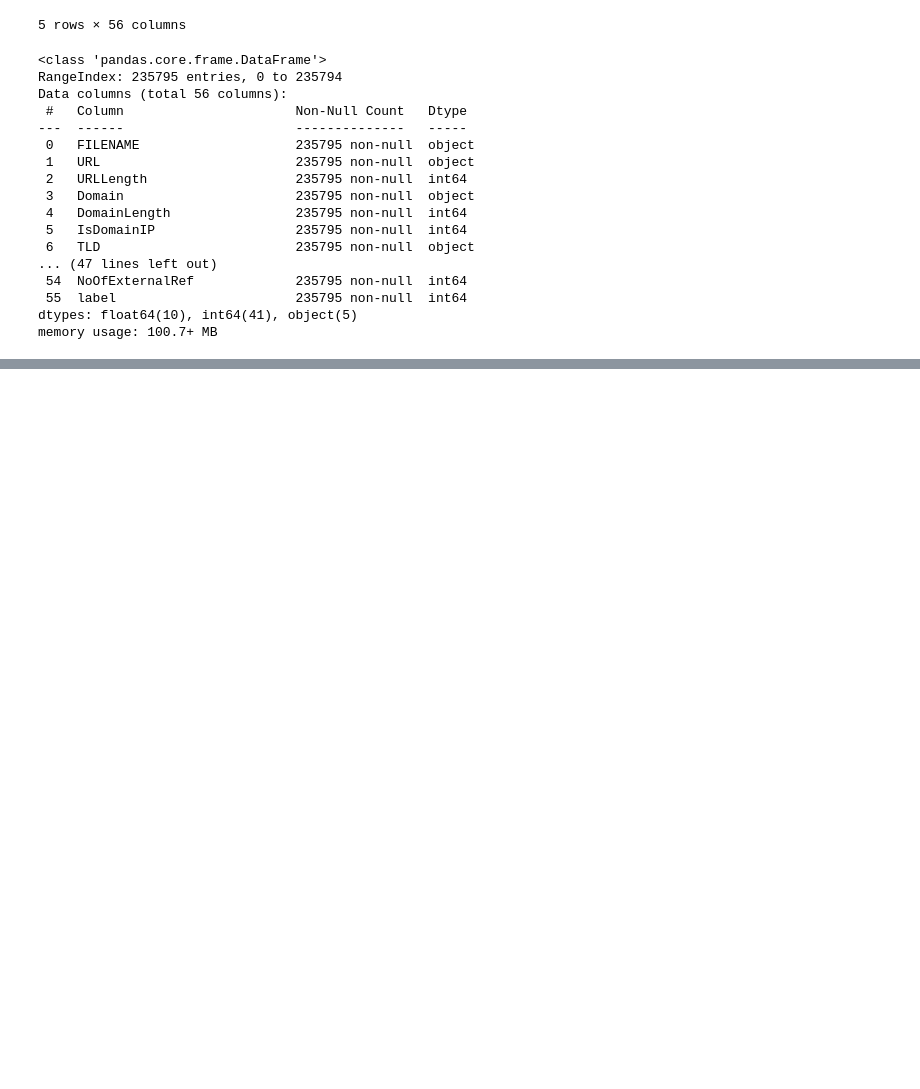
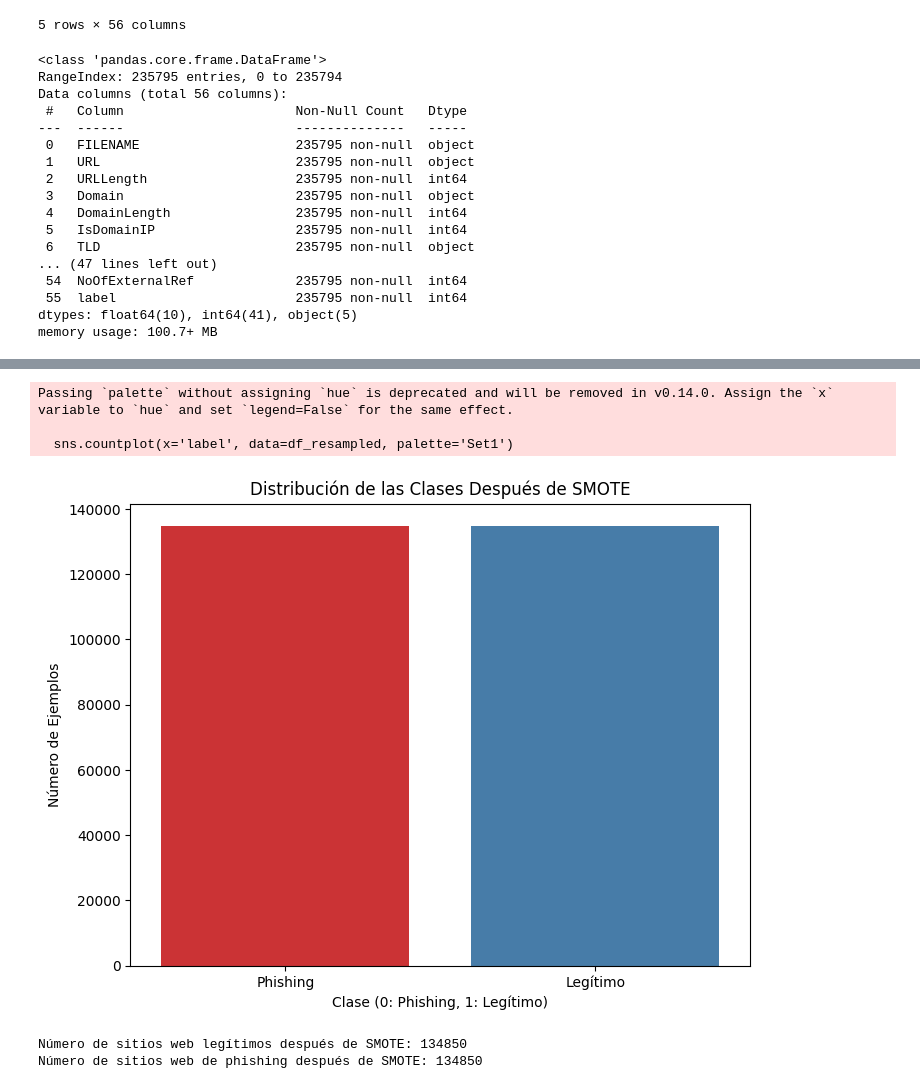
Before and after one commit to SpecTr03/CRISP-DM-Project, a Jupyter notebook: analysis.ipynb, the cells around one changed output, grey strips where cells are left out. Cells and saved outputs as stored; diff of their text form; code cells hidden in the pictures; blank space fills up the shorter version.

```diff
--- a/analysis.ipynb
+++ b/analysis.ipynb
@@ -106,0 +192,31 @@ df.head()
+# %%
+# Aplicamos SMOTE para balancear las clases
+X = df.drop('label', axis=1)
+y = df['label']
+smote = SMOTE(random_state=42)
+X_resampled, y_resampled = smote.fit_resample(X, y)
+# Convertimos el resultado a un DataFrame
+df_resampled = pd.DataFrame(X_resampled, columns=X.columns)
+df_resampled['label'] = y_resampled
+# Comprobamos la distribución de las clases después de aplicar SMOTE
+plt.figure(figsize=(8, 6))
+sns.countplot(x='label', data=df_resampled, palette='Set1')
+plt.title('Distribución de las Clases Después de SMOTE')
+plt.xlabel('Clase (0: Phishing, 1: Legítimo)')
+plt.ylabel('Número de Ejemplos')
+plt.xticks([0, 1], ['Phishing', 'Legítimo'])
+plt.show()
+# %% [output]
+Passing `palette` without assigning `hue` is deprecated and will be removed in v0.14.0. Assign the `x` variable to `hue` and set `legend=False` for the same effect.
+
+  sns.countplot(x='label', data=df_resampled, palette='Set1')
+[figure, added]
+# %%
+# Conteo de los sitios web legítimos y de phishing después de SMOTE
+legit_count_resampled = df_resampled[df_resampled['label'] == 1].shape[0]
+phishing_count_resampled = df_resampled[df_resampled['label'] == 0].shape[0]
+print(f"Número de sitios web legítimos después de SMOTE: {legit_count_resampled}")
+print(f"Número de sitios web de phishing después de SMOTE: {phishing_count_resampled}")
+# %% [output]
+Número de sitios web legítimos después de SMOTE: 134850
+Número de sitios web de phishing después de SMOTE: 134850
```
Also changed, not shown: parts of 13 cells of this notebook.
